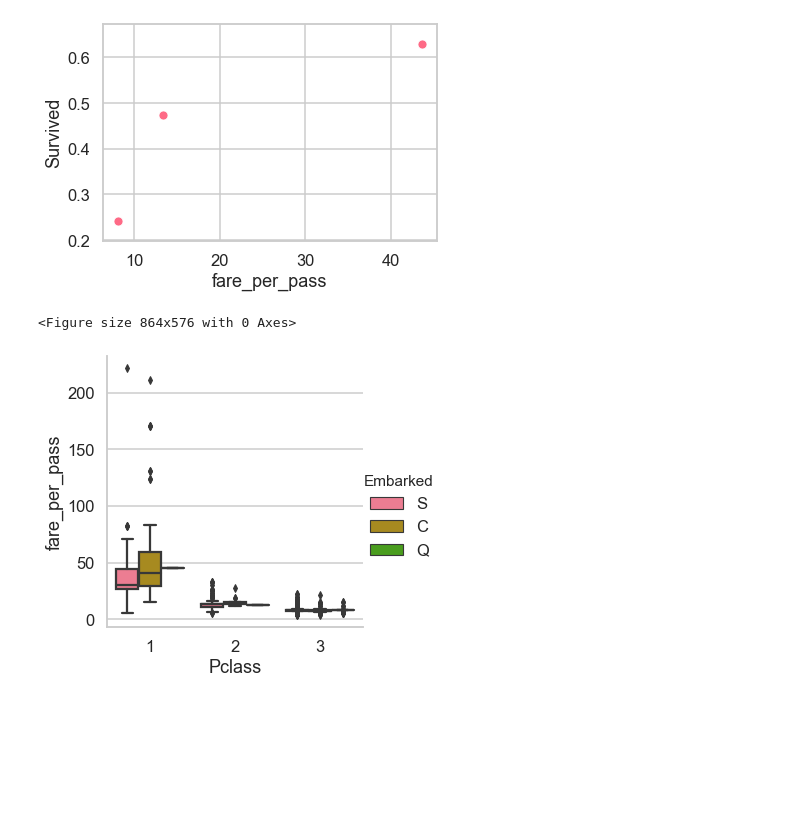
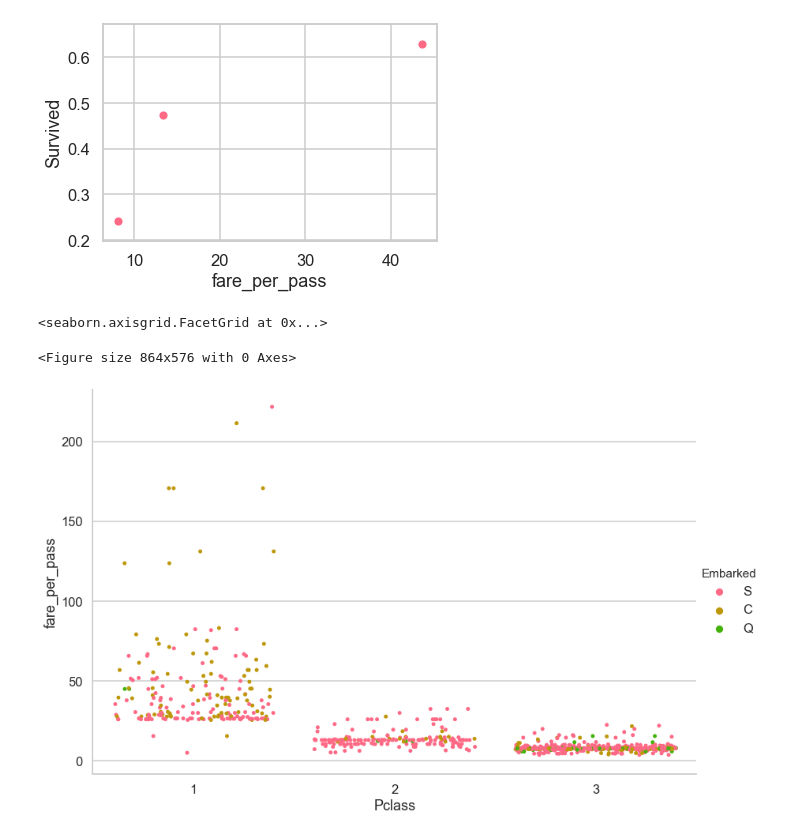
Before and after one commit to julisep/SPICEDbootcamp, a Jupyter notebook: Week_02/Titanic/exploratory_data_analysis.ipynb, the cells around one changed output. Saved outputs shown, nothing was run; the diff lists cells and outputs as text; code cells hidden in the pictures; blank space fills up the shorter version.

Commit message:
Add fare plots to data exploration

```diff
--- a/Week_02/Titanic/exploratory_data_analysis.ipynb
+++ b/Week_02/Titanic/exploratory_data_analysis.ipynb
@@ -202,7 +202,8 @@ ax = sns.scatterplot(x='fare_per_pass', y='Survived', data=fare_survive)
 [figure]
 # %%
 plt.figure(figsize=(12,8))
-ax = sns.catplot(x='Pclass', y='fare_per_pass', hue='Embarked', kind='box', data=train)
+sns.catplot(x='Pclass', y='fare_per_pass', hue='Embarked', kind='strip', data=train, jitter=0.4, height=8, aspect=1.5)
 # %% [output]
-<Figure size 864x576 with 0 Axes>
+<seaborn.axisgrid.FacetGrid at 0x...>
+<Figure size 864x576 with 0 Axes>
-[figure, old version]
+[figure, new version]
```
